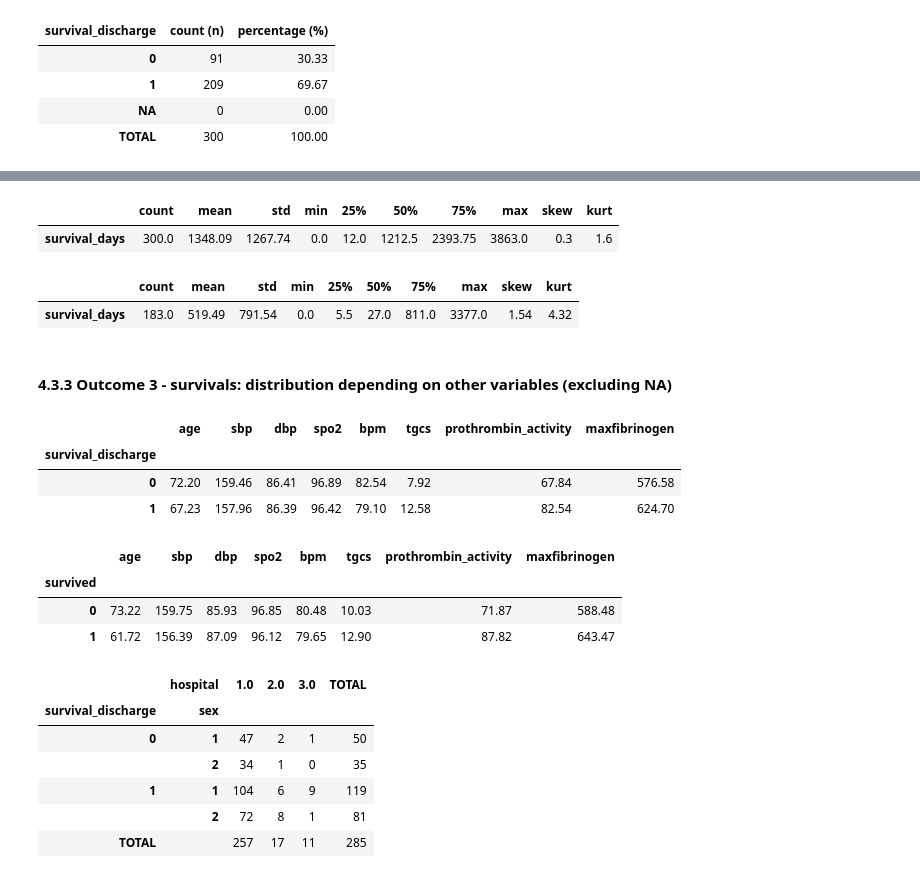
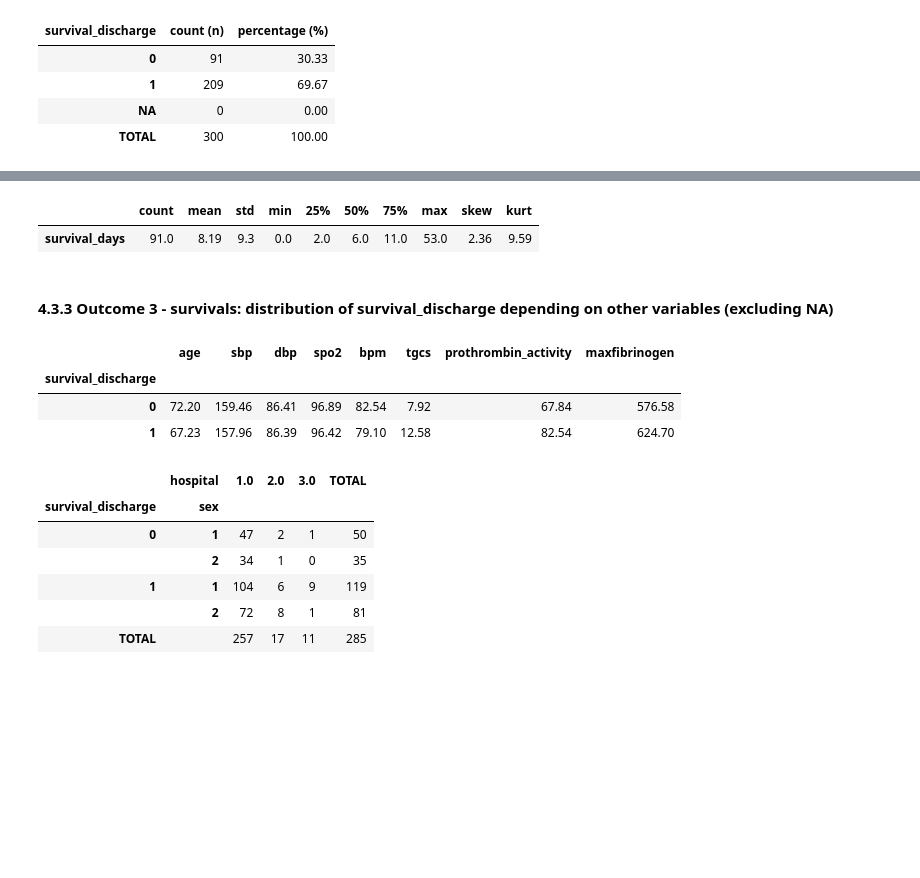
Before and after one commit to Pablomfm/Intracranial_Hemorrhages, a Jupyter notebook: 4.1 EDA & Descriptive Statistics of Outcomes.ipynb, the cells around one changed output, grey strips where cells are left out. Drawn from its saved outputs; the diff is of its cells as text; code cells hidden in the pictures; blank space fills up the shorter version.

```diff
--- a/4.1 EDA & Descriptive Statistics of Outcomes.ipynb
+++ b/4.1 EDA & Descriptive Statistics of Outcomes.ipynb
@@ -301,6 +301,8 @@ freqtab (df, 'final_outcome', 2)
 | TOTAL | 300 | 99.99 |
 # %% [markdown]
 #### 4.2.3 Outcome 2 - final_outcome: distribution depending on other variables (excluding NA)
+# %%
+df['tgcs']= pd.to_numeric(df['tgcs']) # Treat the ordinal variable 'tgcs' as numerical for analysis purposes
 # %%
 round(df[['final_outcome', 'age', 'sbp', 'dbp', 'bpm', 'tgcs', 'prothrombin_activity', 'maxfibrinogen']].groupby('final_outcome').agg('mean'),2)
 # %% [output]
@@ -451,16 +445,11 @@ freqtab (df, 'survived', 2)
-# %%
-sdescribe(df=df, column='survival_days', decimals=2)
-# %% [output]
-|  | count | mean | std | min | 25% | 50% | 75% | max | skew | kurt |
-| survival_days | 300.0 | 1348.09 | 1267.74 | 0.0 | 12.0 | 1212.5 | 2393.75 | 3863.0 | 0.3 | 1.6 |
 # %%
-# Patients who did not survived
-sdescribe(df=df[df['survived'] == 0], column='survival_days', decimals=2)
+# Patients who did not survived to hospitalization
+sdescribe(df=df[df['survival_discharge'] == 0], column='survival_days', decimals=2)
 # %% [output]
 |  | count | mean | std | min | 25% | 50% | 75% | max | skew | kurt |
-| survival_days | 183.0 | 519.49 | 791.54 | 0.0 | 5.5 | 27.0 | 811.0 | 3377.0 | 1.54 | 4.32 |
+| survival_days | 91.0 | 8.19 | 9.3 | 0.0 | 2.0 | 6.0 | 11.0 | 53.0 | 2.36 | 9.59 |
 # %% [markdown]
-#### 4.3.3 Outcome 3 - survivals: distribution depending on other variables (excluding NA)
+#### 4.3.3 Outcome 3 - survivals: distribution of survival_discharge depending on other variables (excluding NA)
 # %%
 round(df[['survival_discharge','age', 'sbp', 'dbp', 'spo2', 'bpm', 'tgcs', 'prothrombin_activity', 'maxfibrinogen']].groupby('survival_discharge').agg('mean'),2)
 # %% [output]
@@ -468,13 +457,6 @@ round(df[['survival_discharge','age', 'sbp', 'dbp', 'spo2', 'bpm', 'tgcs', 'prot
 | survival_discharge |  |  |  |  |  |  |  |  |
 | 0 | 72.20 | 159.46 | 86.41 | 96.89 | 82.54 | 7.92 | 67.84 | 576.58 |
 | 1 | 67.23 | 157.96 | 86.39 | 96.42 | 79.10 | 12.58 | 82.54 | 624.70 |
-# %%
-round(df[['survived','age', 'sbp', 'dbp', 'spo2', 'bpm', 'tgcs', 'prothrombin_activity', 'maxfibrinogen']].groupby('survived').agg('mean'),2)
-# %% [output]
-|  | age | sbp | dbp | spo2 | bpm | tgcs | prothrombin_activity | maxfibrinogen |
-| survived |  |  |  |  |  |  |  |  |
-| 0 | 73.22 | 159.75 | 85.93 | 96.85 | 80.48 | 10.03 | 71.87 | 588.48 |
-| 1 | 61.72 | 156.39 | 87.09 | 96.12 | 79.65 | 12.90 | 87.82 | 643.47 |
 # %%
 display_side_by_side(
 
```
Also changed, not shown: parts of 7 cells of this notebook, 12 other files.
